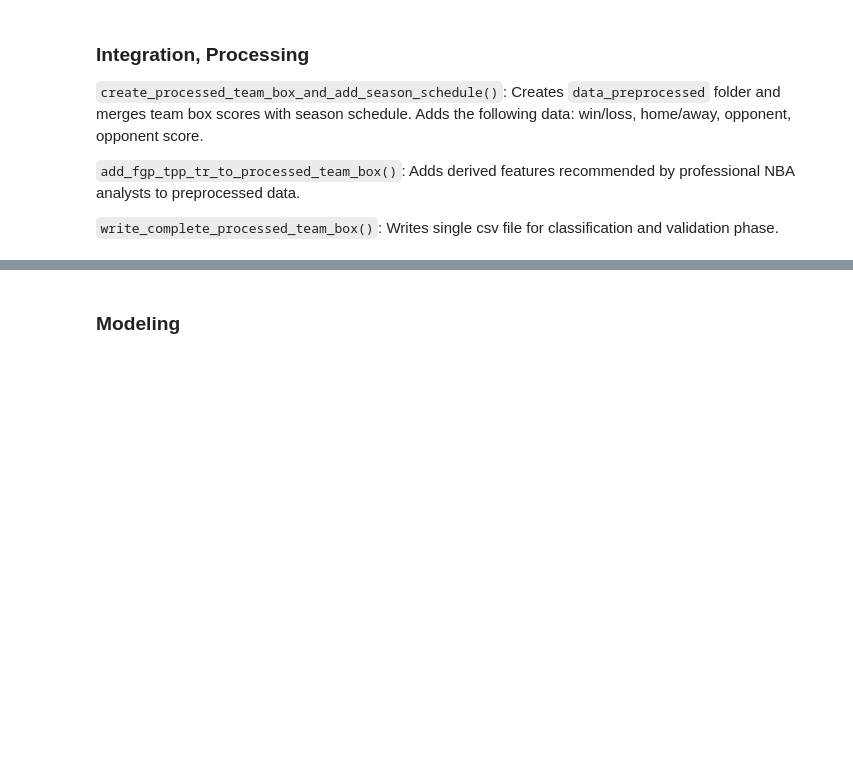
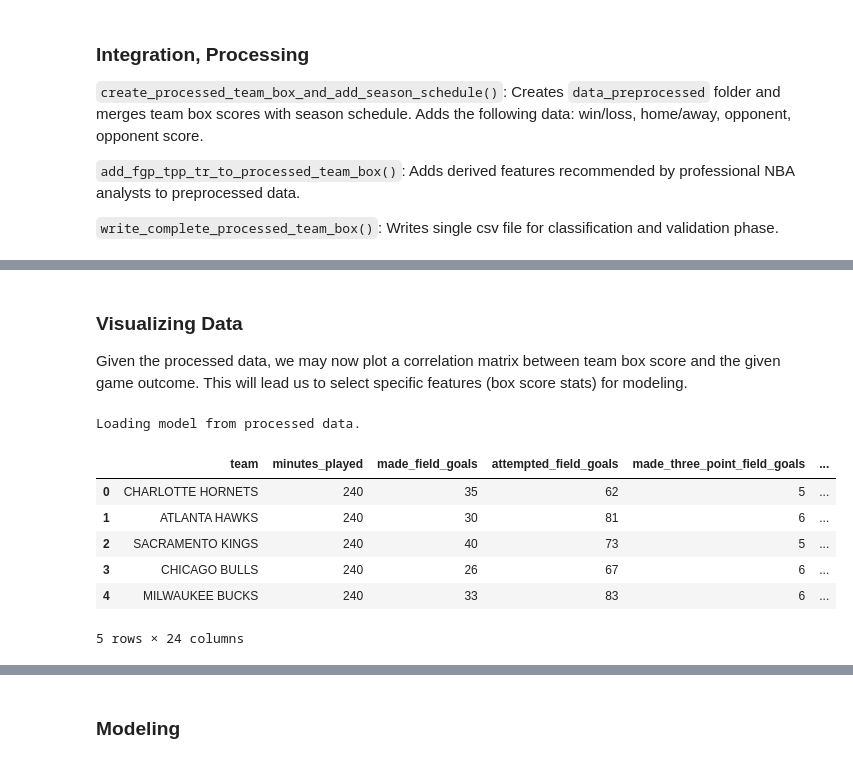
Before and after one commit to Will-Wright/NBA-predicter, a Jupyter notebook: NBA Predicter.ipynb, the cells around one changed output, grey strips where cells are left out. Drawn from its saved outputs; the diff is of its cells as text; code cells hidden in the pictures; blank space fills up the shorter version.

```diff
--- a/NBA Predicter.ipynb
+++ b/NBA Predicter.ipynb
@@ -94,3 +94,25 @@ Loading game data for season 2016-2017
 Loading game data for season 2017-2018
 Loading game data for season 2018-2019
 Loading game data for season 2019-2020
+# %% [markdown]
+### Visualizing Data
+
+Given the processed data, we may now plot a correlation matrix between team box score and the given game outcome.  This will lead us to select specific features (box score stats) for modeling.
+# %%
+dc = DataClassifier()
+
+# Load complete preprocessed data set.
+dc.load_data()
+# %% [output]
+Loading model from processed data.
+# %%
+# Plot first few rows of data (i.e., from fall of season 2000-2001)
+dc.team_full_df.head()
+# %% [output]
+|  | team | minutes_played | made_field_goals | attempted_field_goals | made_three_point_field_goals | ... |
+| 0 | CHARLOTTE HORNETS | 240 | 35 | 62 | 5 | ... |
+| 1 | ATLANTA HAWKS | 240 | 30 | 81 | 6 | ... |
+| 2 | SACRAMENTO KINGS | 240 | 40 | 73 | 5 | ... |
+| 3 | CHICAGO BULLS | 240 | 26 | 67 | 6 | ... |
+| 4 | MILWAUKEE BUCKS | 240 | 33 | 83 | 6 | ... |
+5 rows × 24 columns
```
Also changed, not shown: parts of 7 cells of this notebook, 26 other files.
